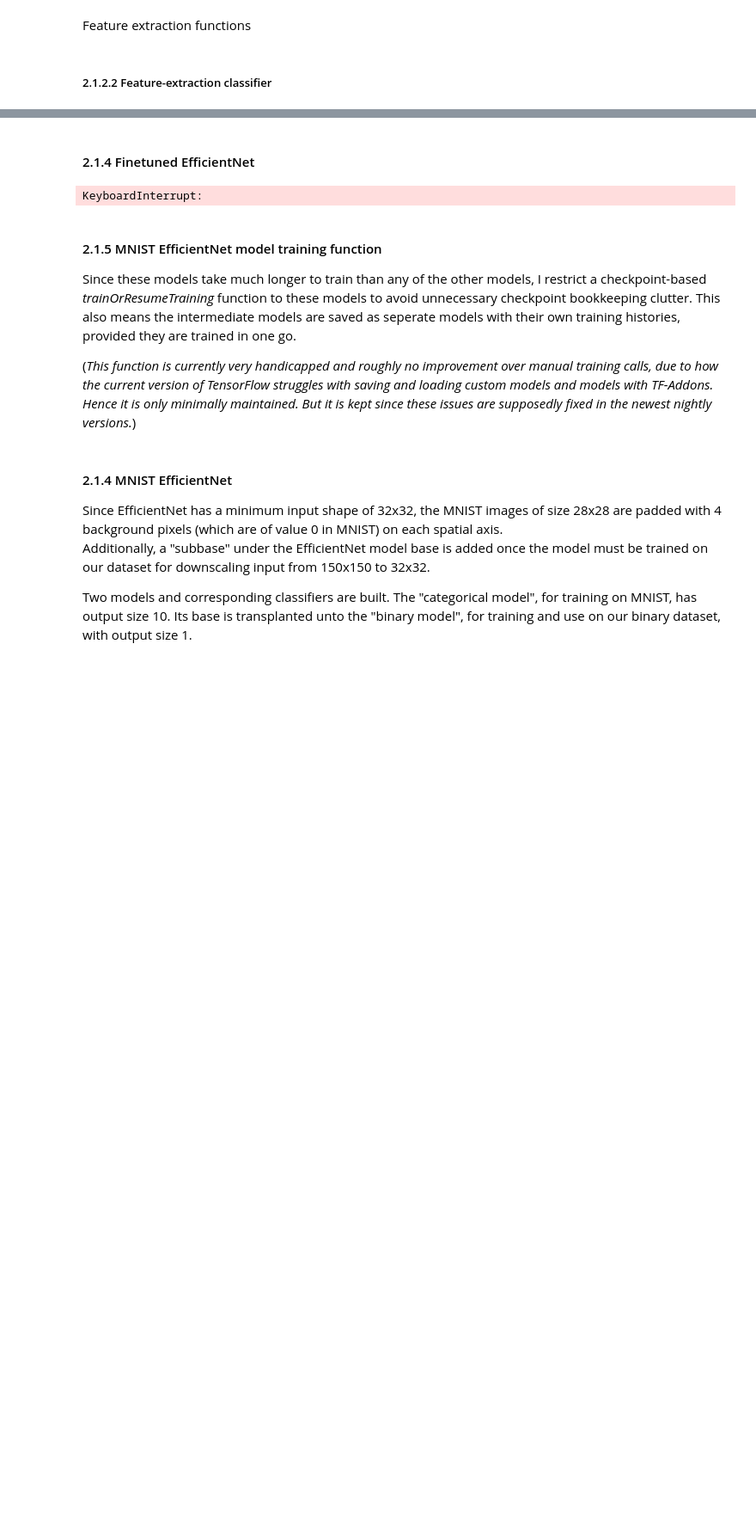
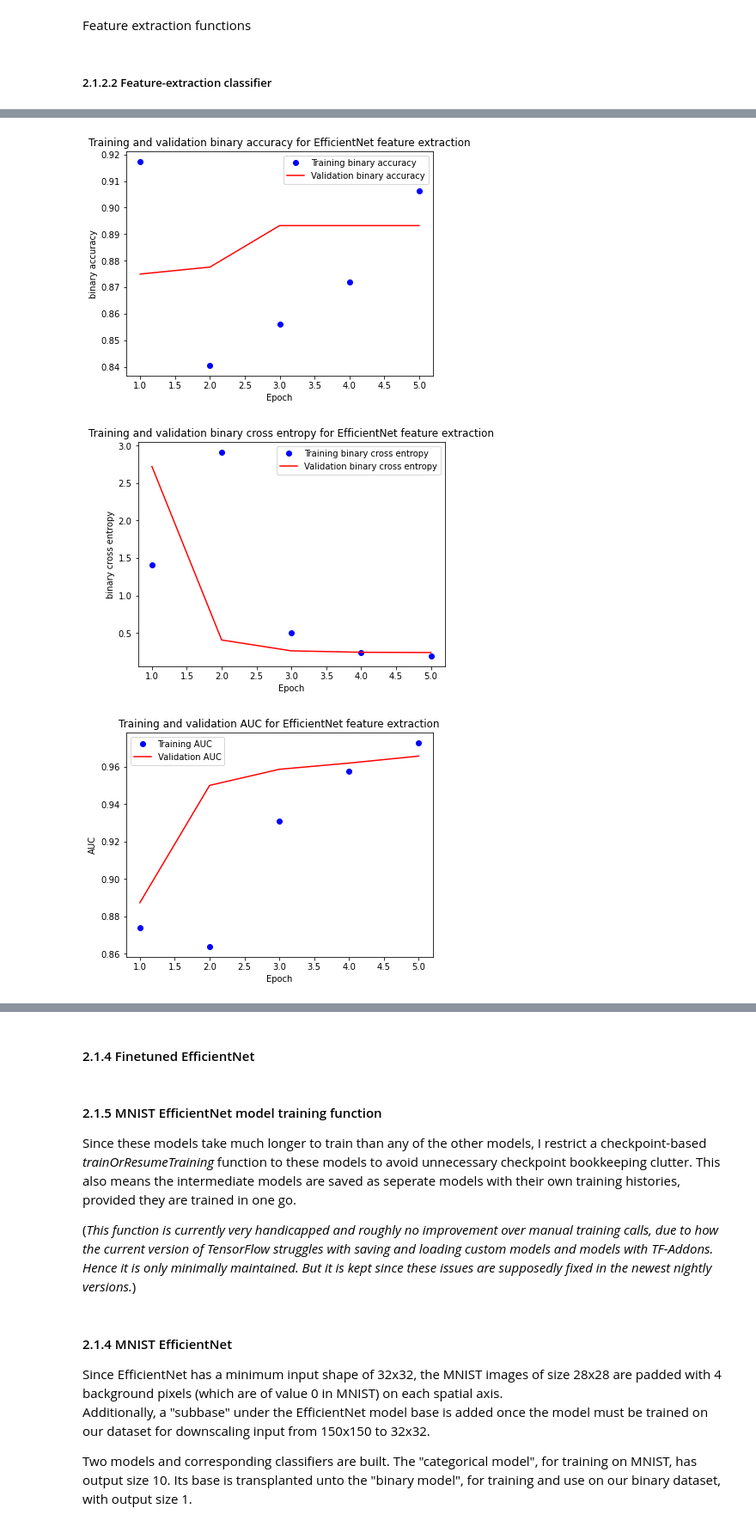
Before and after one commit to Clatterbones/CommutativeDiagramClassification, a Jupyter notebook: dc.ipynb, the cells around one changed output, grey strips where cells are left out. Shown at 86% size. Saved outputs shown, nothing was run; the diff lists cells and outputs as text; code cells hidden in the pictures; blank space fills up the shorter version.

```diff
--- a/dc.ipynb
+++ b/dc.ipynb
@@ -58,7 +58,7 @@ doSerialTests = False
 compileBaselineCNN = False
 compileEfficientNetFE = True
 compileFinetunedEfficientNet = False
-compileMNISTEfficientNet = False # If this is True, the program will look for saved models for the categorical model (see the code block) and the frozen binary model, but assume that at least the hot binary model needs to be retrained.
+compileMNISTEfficientNet = True # If this is True, the program will look for saved models for the categorical model (see the code block) and the frozen binary model, but assume that at least the hot binary model needs to be retrained.
 
 # Filenames of saved models
 baselineCNNModelName = 'baselineCNNSavedModel'
@@ -698,7 +699,7 @@ def buildFeatureExtractionClassifier(featureSets=colorFeatureSets,
                                   activation='relu',
                                   input_dim=baseFlatOutputSize))
 
-    FEClassifier.add(layers.Dropout(0.5)) ##### I HAVE CHANGED THIS
+    FEClassifier.add(layers.Dropout(0.5))
     FEClassifier.add(layers.Dense(1, activation='sigmoid'))
 
     if labelSmoothing:
@@ -712,16 +713,27 @@ def buildFeatureExtractionClassifier(featureSets=colorFeatureSets,
                                        metrics=metrics)
     FEClassifierHistory = FEClassifier.fit(featureSets['train'][0],
                                            featureSets['train'][1],
-                                           epochs=epochs, # globalEpochs
+                                           epochs=epochs,
                                            batch_size=batchSize,
                                            validation_data=featureSets['val'],
-                                           callbacks=callbacks)
+                                           callbacks=callbacks,
+                                           steps_per_epoch=10)
     if modelName:
         FEClassifier.save(modelName)
         keras.utils.plot_model(FEClassifier,
                                to_file=f'{modelName}.jpg',
                                show_shapes=True)
     print('Now testing feature extraction model:')
+
+    metricsKeysNames = zipMetricsKeysWithNames(
+            FEClassifierHistory.history.keys(),
+            metricNames)
+    plotTrainingHistories(
+            FEClassifierHistory,
+            metricsKeysNames,
+            'EfficientNet feature extraction')
+    plt.show()
+
     efficientNetFETestScores = FEClassifier.evaluate(
         featureSets['test'][0],
         featureSets['test'][1],
@@ -733,5 +745,5 @@ def buildFeatureExtractionClassifier(featureSets=colorFeatureSets,
 if compileEfficientNetFE:
     efficientNetB1FEClassifier, efficientNetB1FEClassifierHistory, efficientNetB1FEClassifierTestScores = buildFeatureExtractionClassifier(
         modelName='efficientNetB1FE',
-        epochs=4) # 4
+        epochs=5) # 4
 # %% [output]
@@ -748,0 +762,3 @@ Now testing feature extraction model:
+[figure, added]
+[figure, added]
+[figure, added]
@@ -770,14 +789,13 @@ def extractFeaturesAndBuildModel(modelBase, # Not used before augmentation exper
 # %% [markdown]
 #### 2.1.4 Finetuned EfficientNet
 # %%
-compileFinetunedEfficientNet = True
 if compileFinetunedEfficientNet:
     def buildFinetunedEfficientNet(generators:dict,
-                               baseModel=efficientNetB1Base,
-                               classifier=efficientNetB1FEClassifier,
-                               modelName=None,
-                               layersToUnfreeze=layersToUnfreeze,
-                               learningRate=0.0001):
+                                   baseModel=efficientNetB1Base,
+                                   classifier=efficientNetB1FEClassifier,
+                                   modelName=None,
+                                   layersToUnfreeze=layersToUnfreeze,
+                                   learningRate=0.0001):
         """
         Include a model name to save and draw the model!
         RETURNS: The fit finetuned model and its History object.
@@ -831,7 +849,5 @@ if compileFinetunedEfficientNet:
         plt.show()
         return finetunedModel, finetunedModelHistory
 
-finetunedEfficientNetB1, finetunedEfficientNetB1History = buildFinetunedEfficientNet(
-    efficientNetColorGenerators, modelName='finetunedEfficientNetB1')
+    finetunedEfficientNetB1, finetunedEfficientNetB1History = buildFinetunedEfficientNet(
+        efficientNetColorGenerators, modelName='finetunedEfficientNetB1')
-# %% [output]
-KeyboardInterrupt:
```
Also changed, not shown: parts of 23 cells of this notebook.
